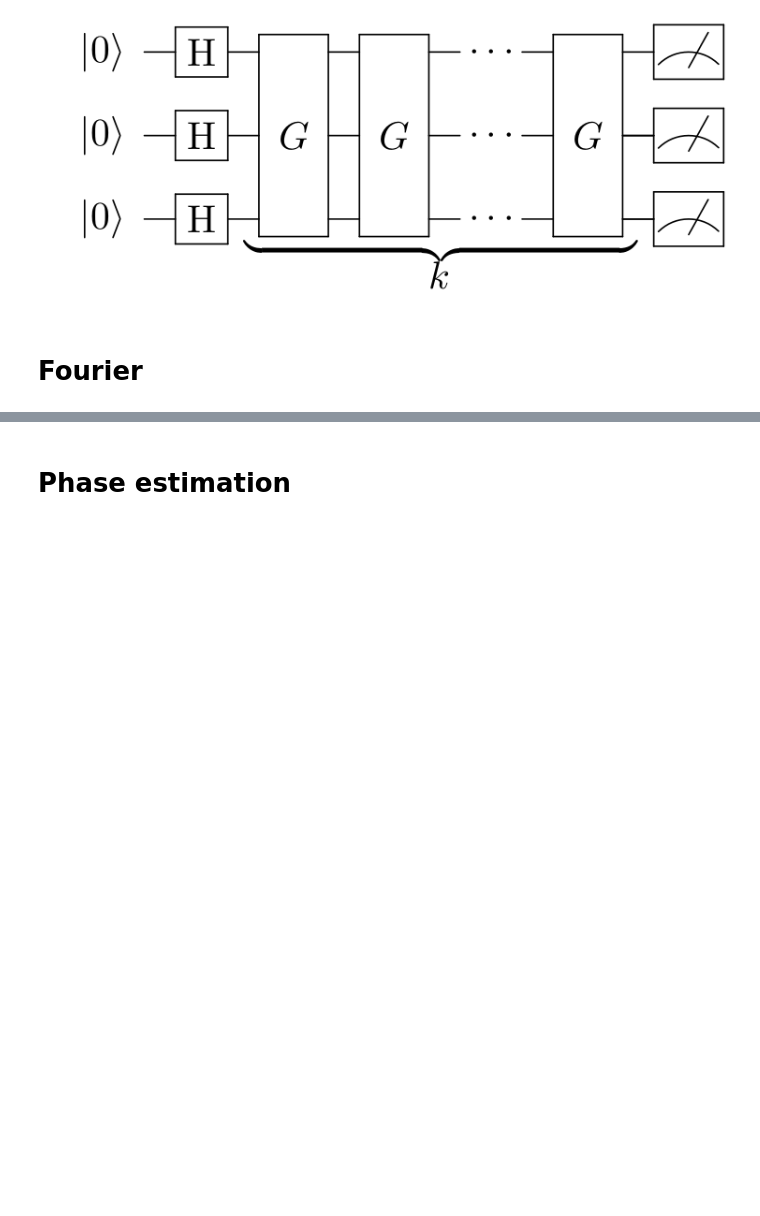
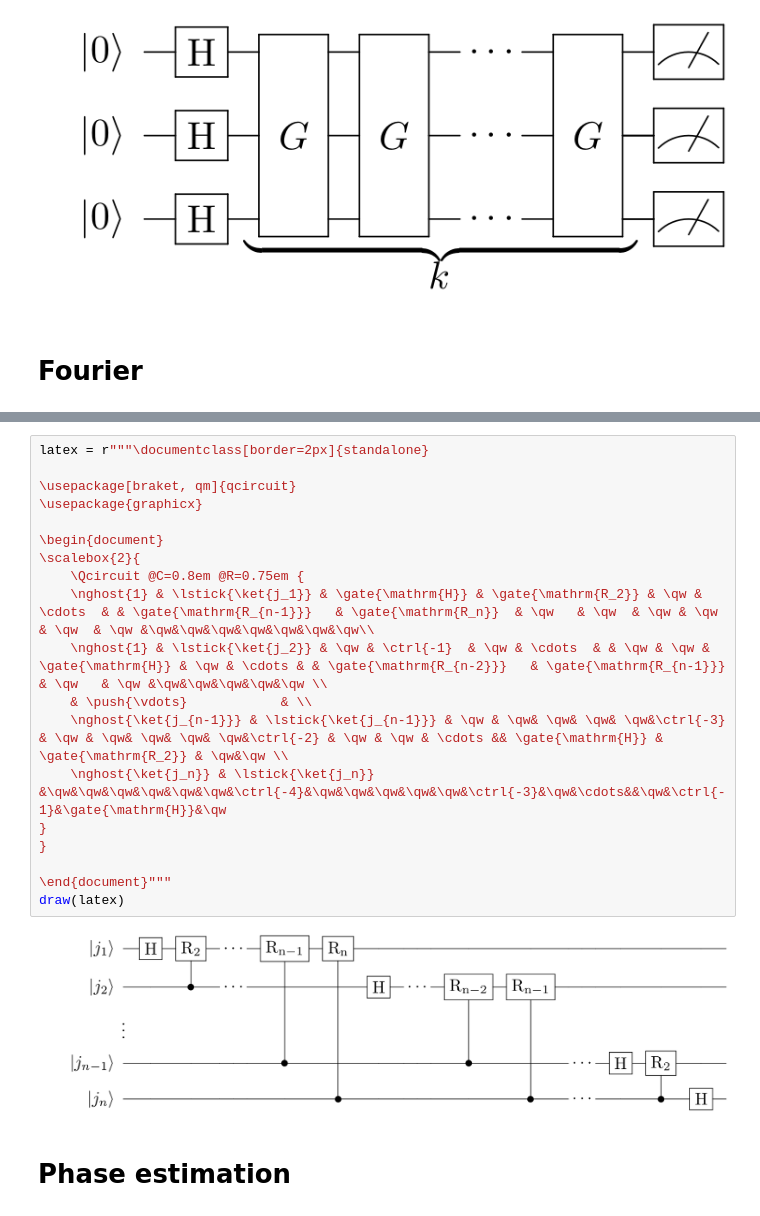
Before and after one commit to gadial/blog, a Jupyter notebook: Notebooks/Quantum Circuits.ipynb, the cells around one changed output, grey strips where cells are left out. Saved outputs shown, nothing was run; the diff lists cells and outputs as text; blank space fills up the shorter version.

```diff
--- a/Notebooks/Quantum Circuits.ipynb
+++ b/Notebooks/Quantum Circuits.ipynb
@@ -153,3 +175,24 @@ draw(latex)
+# %%
+latex = r"""\documentclass[border=2px]{standalone}
+
+\usepackage[braket, qm]{qcircuit}
+\usepackage{graphicx}
+
+\begin{document}
+\scalebox{2}{
+    \Qcircuit @C=0.8em @R=0.75em {
+    \nghost{1} & \lstick{\ket{j_1}} & \gate{\mathrm{H}} & \gate{\mathrm{R_2}} & \qw & \cdots  & & \gate{\mathrm{R_{n-1}}}   & \gate{\mathrm{R_n}}  & \qw   & \qw  & \qw & \qw   & \qw  & \qw &\qw&\qw&\qw&\qw&\qw&\qw&\qw\\
+    \nghost{1} & \lstick{\ket{j_2}} & \qw & \ctrl{-1}  & \qw & \cdots  & & \qw & \qw & \gate{\mathrm{H}} & \qw & \cdots & & \gate{\mathrm{R_{n-2}}}   & \gate{\mathrm{R_{n-1}}}  & \qw   & \qw &\qw&\qw&\qw&\qw&\qw \\
+    & \push{\vdots}            & \\
+    \nghost{\ket{j_{n-1}}} & \lstick{\ket{j_{n-1}}} & \qw & \qw& \qw& \qw& \qw&\ctrl{-3} & \qw & \qw& \qw& \qw& \qw&\ctrl{-2} & \qw & \qw & \cdots && \gate{\mathrm{H}} & \gate{\mathrm{R_2}} & \qw&\qw \\
+    \nghost{\ket{j_n}} & \lstick{\ket{j_n}} &\qw&\qw&\qw&\qw&\qw&\qw&\ctrl{-4}&\qw&\qw&\qw&\qw&\qw&\ctrl{-3}&\qw&\cdots&&\qw&\ctrl{-1}&\gate{\mathrm{H}}&\qw
+}
+}
+
+\end{document}"""
+draw(latex)
+# %% [output]
+[figure, added]
 # %% [markdown]
 # Phase estimation
 # %%
```
Also changed, not shown: parts of 3 cells of this notebook, 20 other files.
